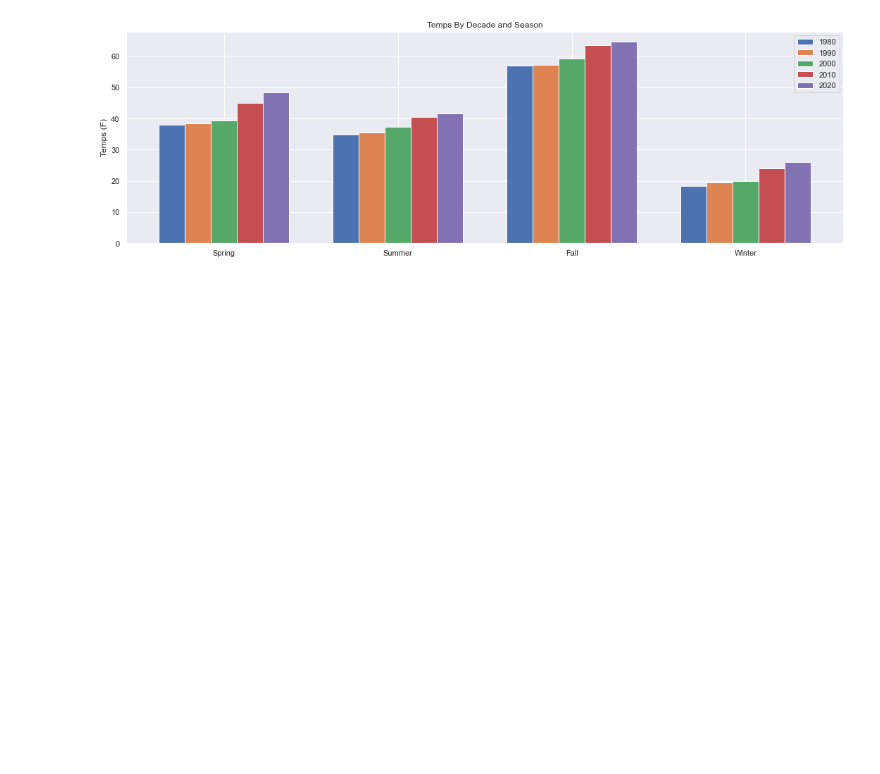
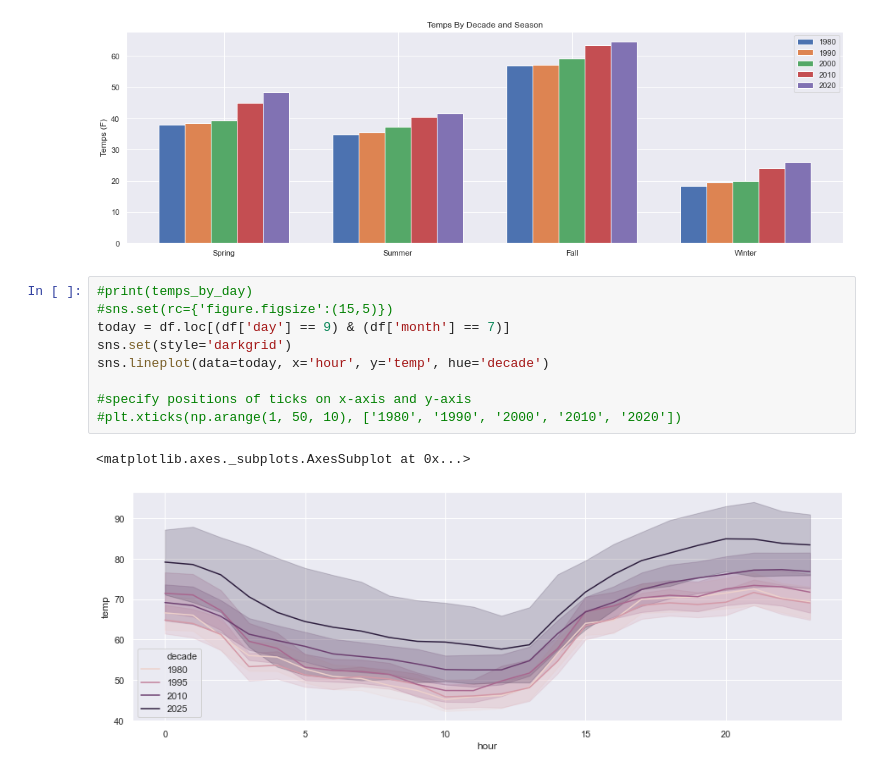
Before and after one commit to hlhendy/hlhendy.github.io, a Jupyter notebook: portfolio_projects/weather_analysis/CO Historical Weather Data Exploration (1979-2022).ipynb, the cells around one changed output. Drawn from its saved outputs; the diff is of its cells as text; blank space fills up the shorter version.

```diff
--- a/portfolio_projects/weather_analysis/CO Historical Weather Data Exploration (1979-2022).ipynb
+++ b/portfolio_projects/weather_analysis/CO Historical Weather Data Exploration (1979-2022).ipynb
@@ -204,3 +214,15 @@ fig.tight_layout()
 plt.show()
 # %% [output]
 [figure]
+# %%
+#print(temps_by_day)
+#sns.set(rc={'figure.figsize':(15,5)})
+today = df.loc[(df['day'] == 9) & (df['month'] == 7)]
+sns.set(style='darkgrid')
+sns.lineplot(data=today, x='hour', y='temp', hue='decade')
+
+#specify positions of ticks on x-axis and y-axis
+#plt.xticks(np.arange(1, 50, 10), ['1980', '1990', '2000', '2010', '2020'])
+# %% [output]
+<matplotlib.axes._subplots.AxesSubplot at 0x...>
+[figure, added]
```
Also changed, not shown: parts of 6 cells of this notebook.
